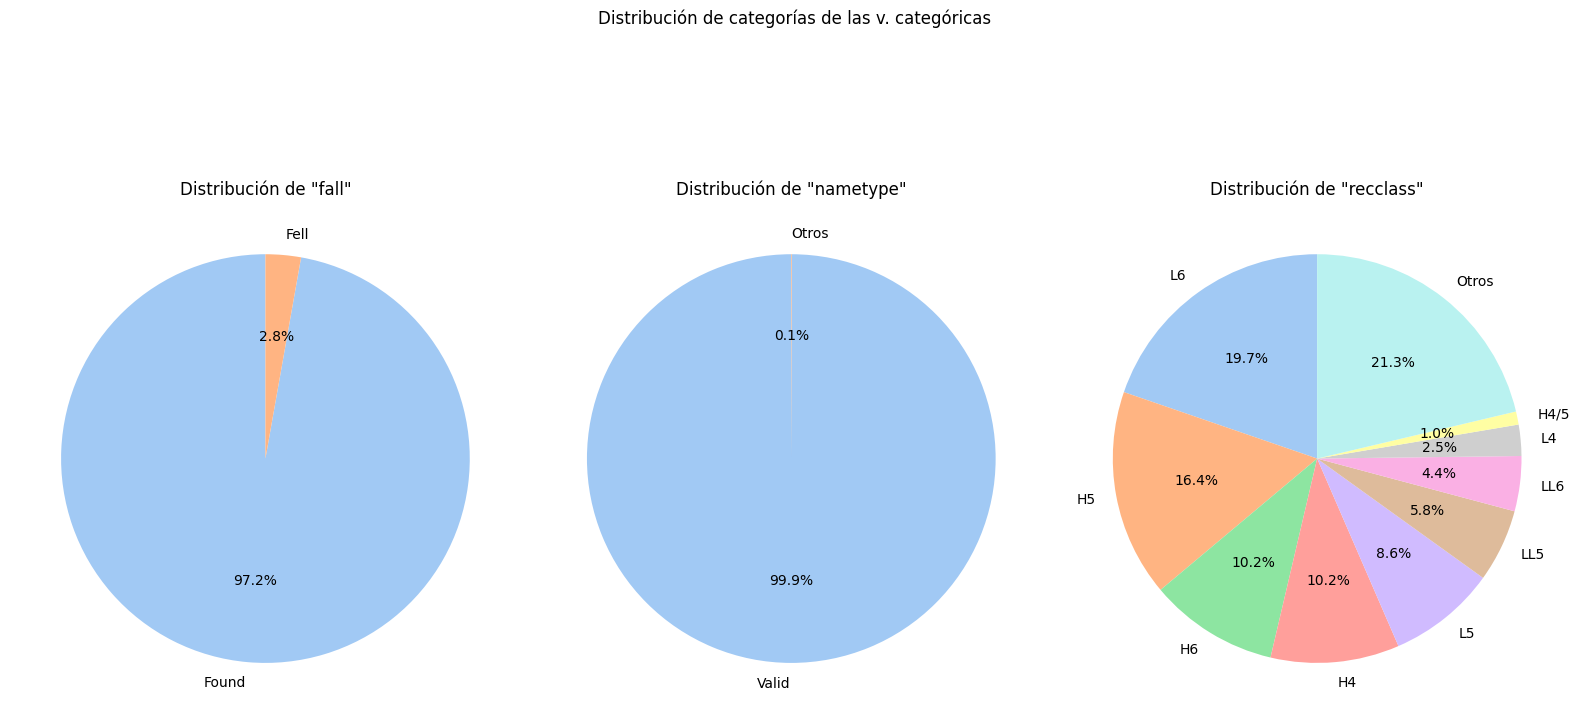
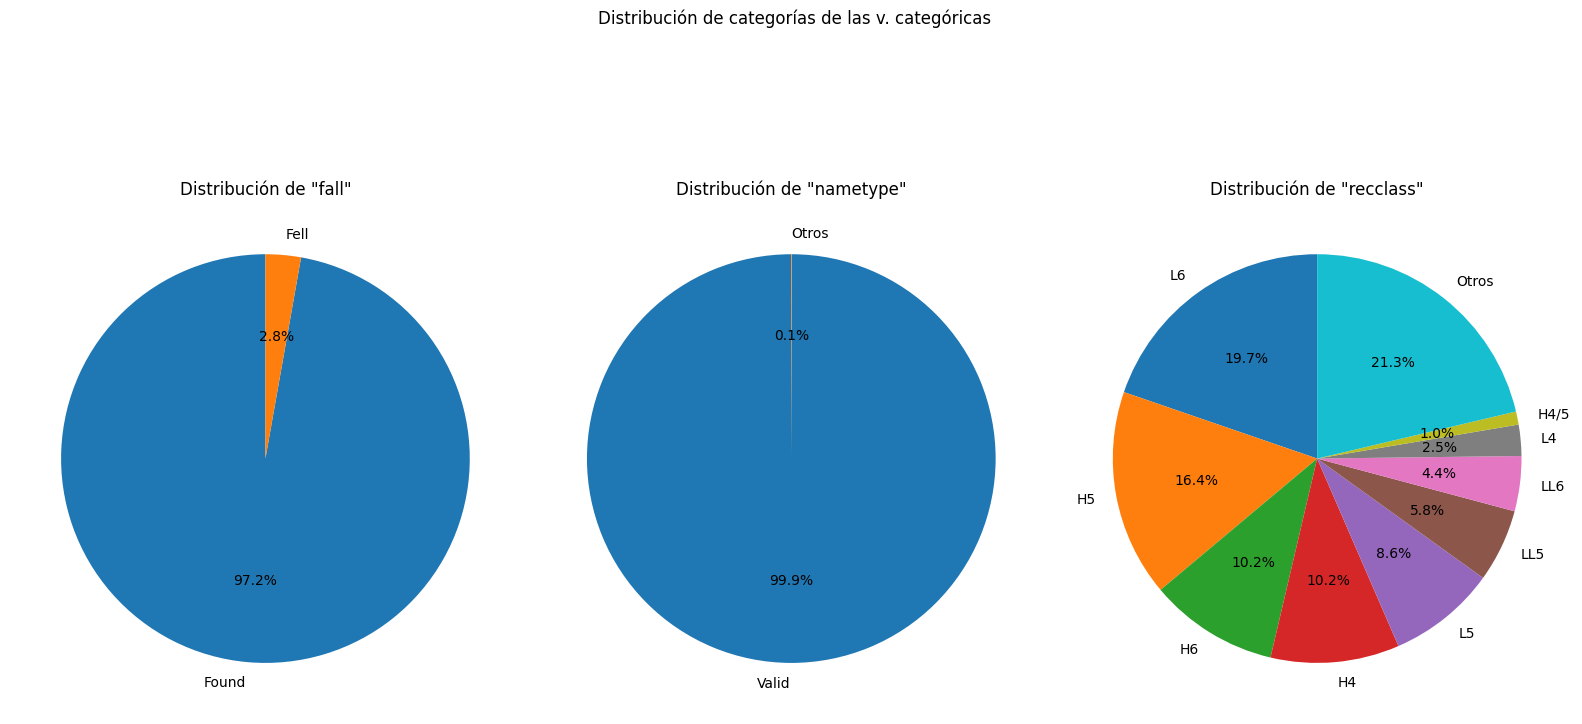
The change to this notebook cell's code, shown as a diff; its figure went from the first image to the second:
--- before
+++ after
@@ -11,5 +11,5 @@
         counts_filtered = counts
 
-    ax[i].pie(counts_filtered, autopct="%1.1f%%", colors=seaborn.color_palette("pastel"), labels=counts_filtered.index, startangle=90)
+    ax[i].pie(counts_filtered, autopct="%1.1f%%", labels=counts_filtered.index, startangle=90)
     ax[i].set_title(f'Distribución de "{column}"')
 

Commit: Amend